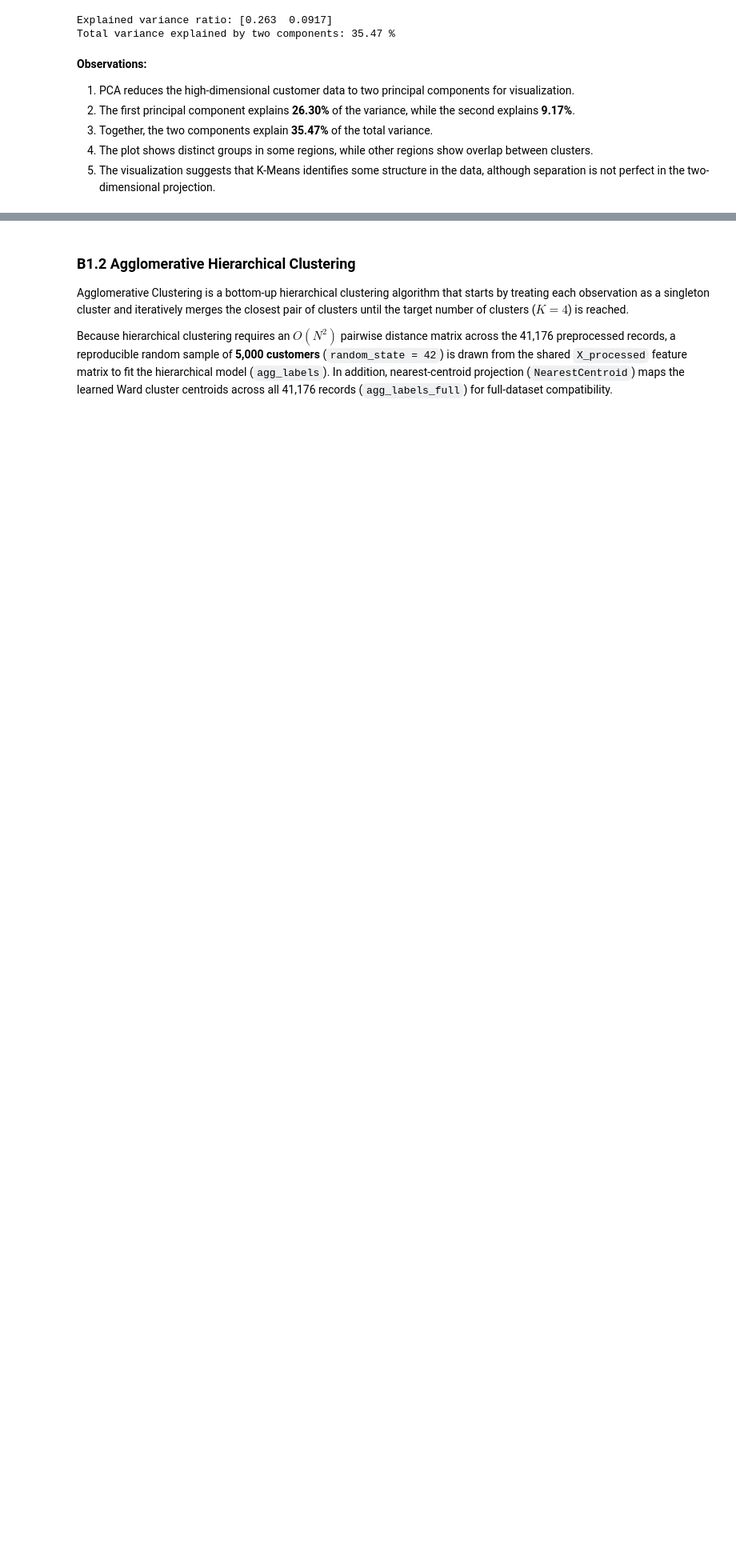
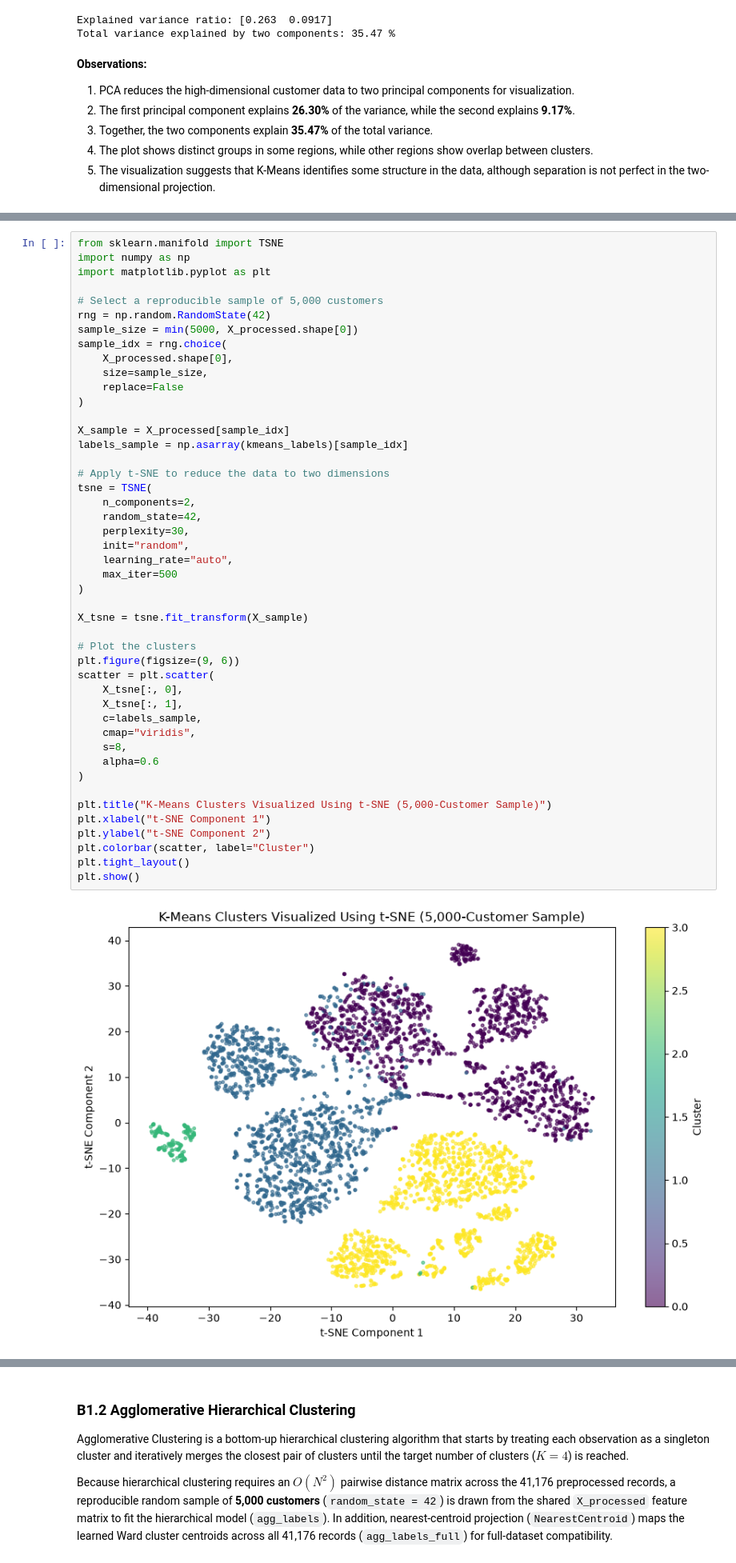
Before and after one commit to MohithKumar128/ML-301, a Jupyter notebook: notebooks/clustering.ipynb, the cells around one changed output, grey strips where cells are left out. Shown at 80% size. Saved outputs shown, nothing was run; the diff lists cells and outputs as text; blank space fills up the shorter version.

Commit message:
Add K-Means t-SNE and cluster interpretation

```diff
--- a/notebooks/clustering.ipynb
+++ b/notebooks/clustering.ipynb
@@ -594,0 +599,48 @@ Total variance explained by two components: 35.47 %
+# %%
+from sklearn.manifold import TSNE
+import numpy as np
+import matplotlib.pyplot as plt
+
+# Select a reproducible sample of 5,000 customers
+rng = np.random.RandomState(42)
+sample_size = min(5000, X_processed.shape[0])
+sample_idx = rng.choice(
+    X_processed.shape[0],
+    size=sample_size,
+    replace=False
+)
+
+X_sample = X_processed[sample_idx]
+labels_sample = np.asarray(kmeans_labels)[sample_idx]
+
+# Apply t-SNE to reduce the data to two dimensions
+tsne = TSNE(
+    n_components=2,
+    random_state=42,
+    perplexity=30,
+    init="random",
+    learning_rate="auto",
+    max_iter=500
+)
+
+X_tsne = tsne.fit_transform(X_sample)
+
+# Plot the clusters
+plt.figure(figsize=(9, 6))
+scatter = plt.scatter(
+    X_tsne[:, 0],
+    X_tsne[:, 1],
+    c=labels_sample,
+    cmap="viridis",
+    s=8,
+    alpha=0.6
+)
+
+plt.title("K-Means Clusters Visualized Using t-SNE (5,000-Customer Sample)")
+plt.xlabel("t-SNE Component 1")
+plt.ylabel("t-SNE Component 2")
+plt.colorbar(scatter, label="Cluster")
+plt.tight_layout()
+plt.show()
+# %% [output]
+[figure, added]
```
Also changed, not shown: parts of 5 cells of this notebook.
